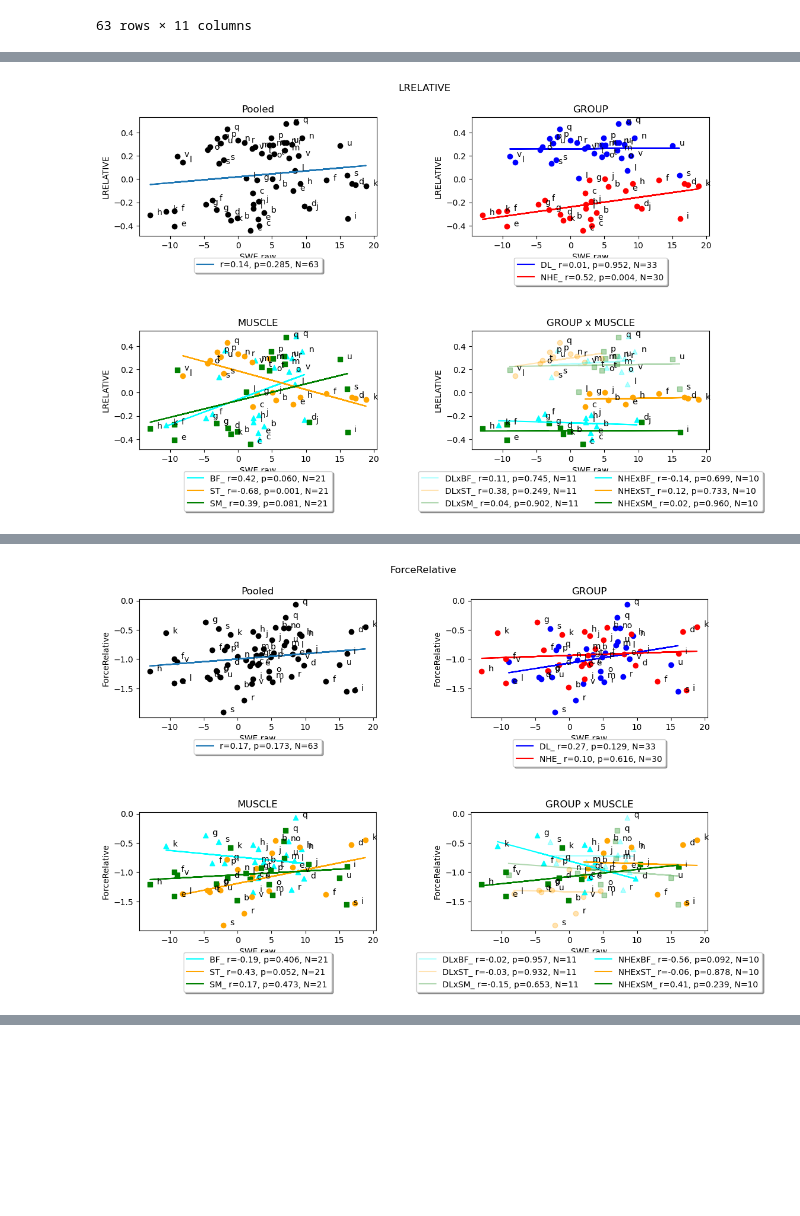
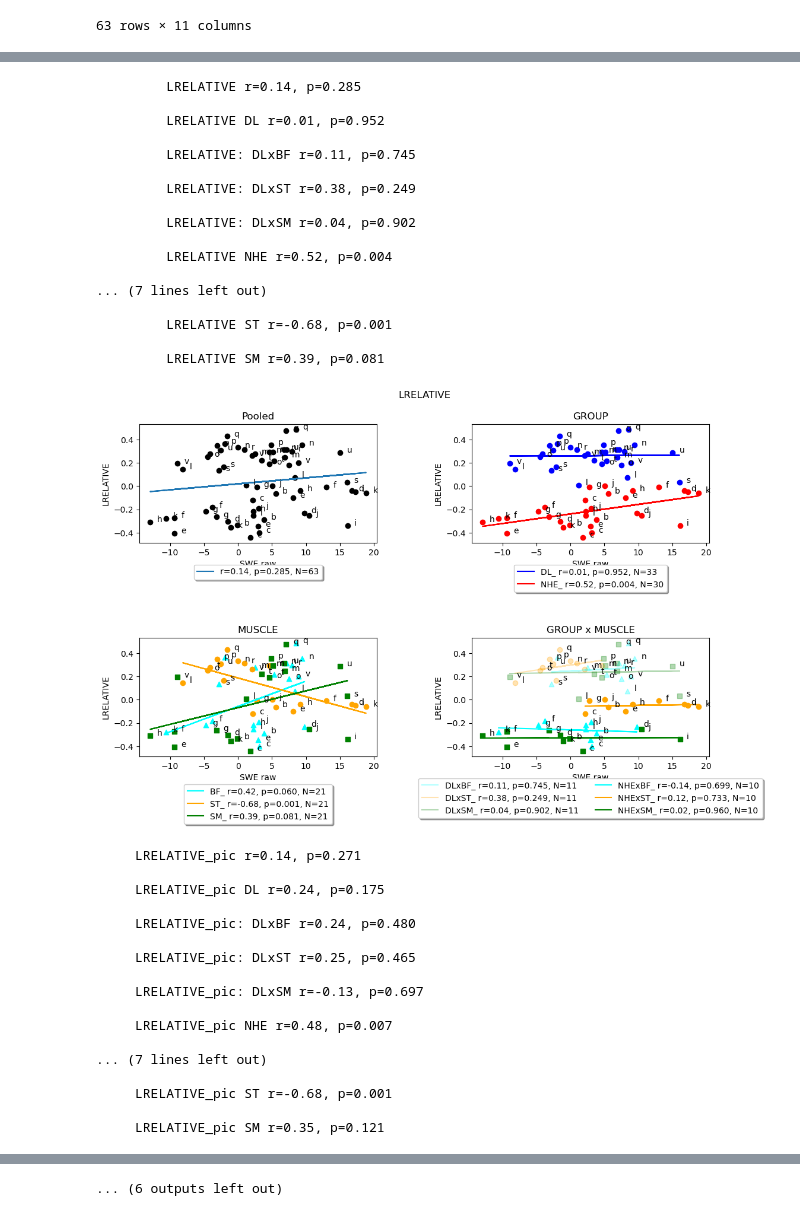
Before and after one commit to doguetv/stats_quadrature, a Jupyter notebook: Stats_Titouan.ipynb, the cells around one changed output, grey strips where cells are left out. Drawn from its saved outputs; the diff is of its cells as text; code cells hidden in the pictures; blank space fills up the shorter version.

```diff
--- a/Stats_Titouan.ipynb
+++ b/Stats_Titouan.ipynb
@@ -243,6 +242,15 @@ for c in cols:
     y = np.array(base_df[c])
     #all in one for linear regression
     result = linregress(x, y)
+    #show results
+    print(f'{c:>18}', end="")
+    if result.pvalue < 0.05:
+        print(Fore.GREEN + f' r={result.rvalue:.2f}, p={result.pvalue:.3f}')
+    elif result.pvalue < 0.1:
+        print(Fore.YELLOW + f' r={result.rvalue:.2f}, p={result.pvalue:.3f}')
+    else:
+        print(Fore.RED + f' r={result.rvalue:.2f}, p={result.pvalue:.3f}')
+    print(Style.RESET_ALL)
     #draw
     line = f'r={result.rvalue:.2f}, p={result.pvalue:.3f}, N={len(x)}'
     axs[0, 0].scatter(x, y, marker='o', c='#000')
@@ -258,17 +266,35 @@ for c in cols:
         x = np.array(sub[indep])
         y = np.array(sub[c])
         result = linregress(x, y)
+        #show results
+        print(f'{c:>18} {sub.GROUPE.iloc[0]}', end="")
+        if result.pvalue < 0.05:
+            print(Fore.GREEN + f' r={result.rvalue:.2f}, p={result.pvalue:.3f}')
+        elif result.pvalue < 0.1:
+            print(Fore.YELLOW + f' r={result.rvalue:.2f}, p={result.pvalue:.3f}')
+        else:
+            print(Fore.RED + f' r={result.rvalue:.2f}, p={result.pvalue:.3f}')
+        print(Style.RESET_ALL)
         #draw
         line = f'{sub.GROUPE.iloc[0]}_ r={result.rvalue:.2f}, p={result.pvalue:.3f}, N={len(x)}'
         axs[0, 1].scatter(x, y, marker='o', c=gr)
         axs[0, 1].plot(x, result.intercept + result.slope * x, color=gr, label=line)
         for i, txt in enumerate(sub['ID']):
             axs[0, 1].annotate(chr(int(txt) + 97), (x[i]+1, y[i]))
-        #also for sub muscles (level 2)
+        #interaction group & muscles (level 3)
         for mu, sub2 in sub.groupby('Marker'):
             x = np.array(sub2[indep])
             y = np.array(sub2[c])
             result = linregress(x, y)
+            #show results
+            print(f'{c:>18}: {sub2.GROUPE.iloc[0]}x{sub2.MUSCLE.iloc[0]}', end="")
+            if result.pvalue < 0.05:
+                print(Fore.GREEN + f' r={result.rvalue:.2f}, p={result.pvalue:.3f}')
+            elif result.pvalue < 0.1:
+                print(Fore.YELLOW + f' r={result.rvalue:.2f}, p={result.pvalue:.3f}')
+            else:
+                print(Fore.RED + f' r={result.rvalue:.2f}, p={result.pvalue:.3f}')
+            print(Style.RESET_ALL)
             #define a color based on marker
             if mu == 's': color = 'green'
             elif mu == 'o': color = 'orange'
@@ -296,6 +322,15 @@ for c in cols:
         x = np.array(sub[indep])
         y = np.array(sub[c])
         result = linregress(x, y)
+        #show results
+        print(f'{c:>18} {sub.MUSCLE.iloc[0]}', end="")
+        if result.pvalue < 0.05:
+            print(Fore.GREEN + f' r={result.rvalue:.2f}, p={result.pvalue:.3f}')
+        elif result.pvalue < 0.1:
+            print(Fore.YELLOW + f' r={result.rvalue:.2f}, p={result.pvalue:.3f}')
+        else:
+            print(Fore.RED + f' r={result.rvalue:.2f}, p={result.pvalue:.3f}')
+        print(Style.RESET_ALL)
         #define a color based on marker
         if mu == 's': color = 'green'
         elif mu == 'o': color = 'orange'
@@ -325 +411,35 @@ for c in cols:
+         LRELATIVE r=0.14, p=0.285
+
+         LRELATIVE DL r=0.01, p=0.952
+
+         LRELATIVE: DLxBF r=0.11, p=0.745
+
+         LRELATIVE: DLxST r=0.38, p=0.249
+
+         LRELATIVE: DLxSM r=0.04, p=0.902
+
+         LRELATIVE NHE r=0.52, p=0.004
+
+... (7 lines left out)
+
+         LRELATIVE ST r=-0.68, p=0.001
+
+         LRELATIVE SM r=0.39, p=0.081
-[figure, old version]
+[figure, new version]
+     LRELATIVE_pic r=0.14, p=0.271
+
+     LRELATIVE_pic DL r=0.24, p=0.175
+
+     LRELATIVE_pic: DLxBF r=0.24, p=0.480
+
+     LRELATIVE_pic: DLxST r=0.25, p=0.465
+
+     LRELATIVE_pic: DLxSM r=-0.13, p=0.697
+
+     LRELATIVE_pic NHE r=0.48, p=0.007
+
+... (7 lines left out)
+
+     LRELATIVE_pic ST r=-0.68, p=0.001
+
+     LRELATIVE_pic SM r=0.35, p=0.121
@@ -328 +464,0 @@ for c in cols:
-[figure, removed]
@@ -331,3 +465,4 @@ for c in cols:
+... (6 outputs left out)
 # %%
 """
 As a result
```
Also changed, not shown: parts of 3 cells of this notebook.
